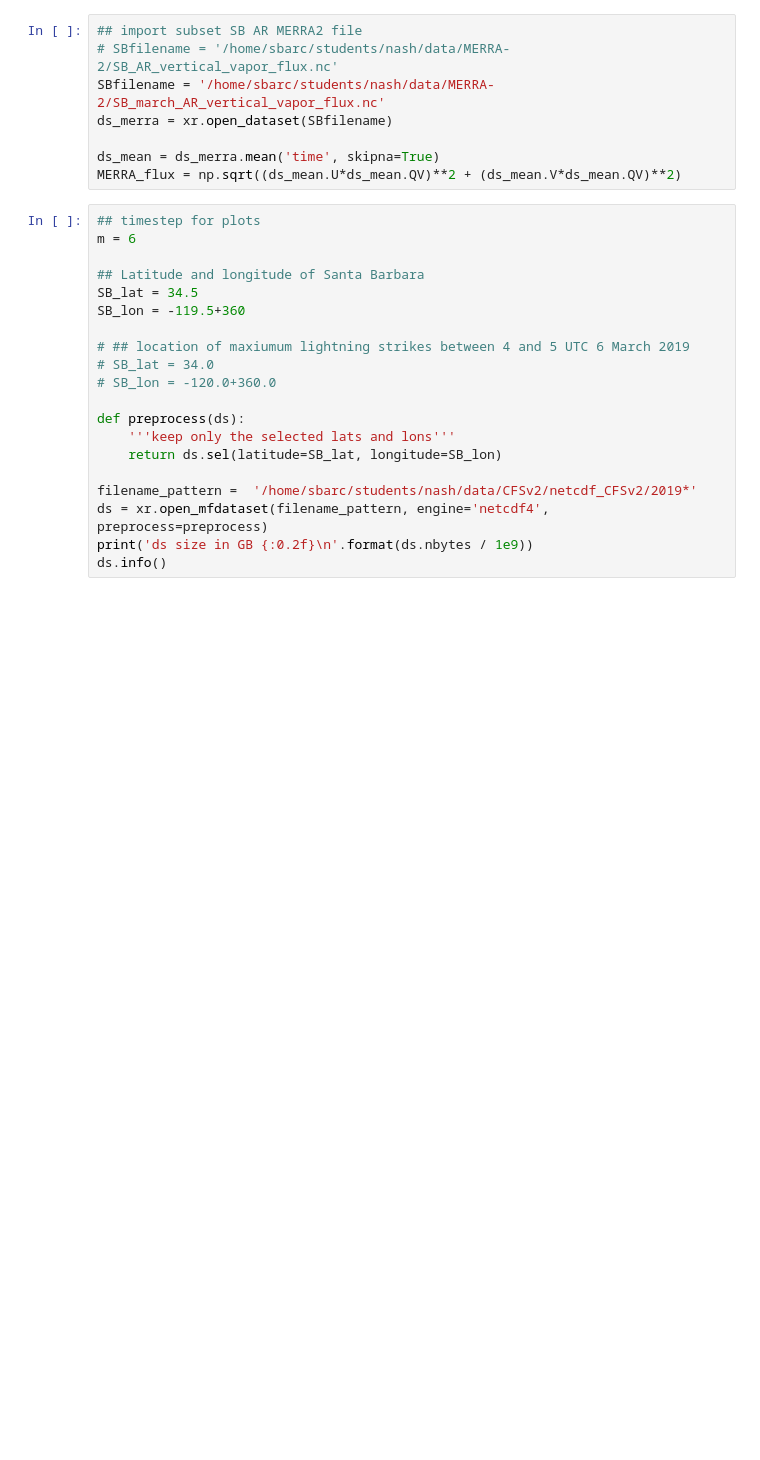
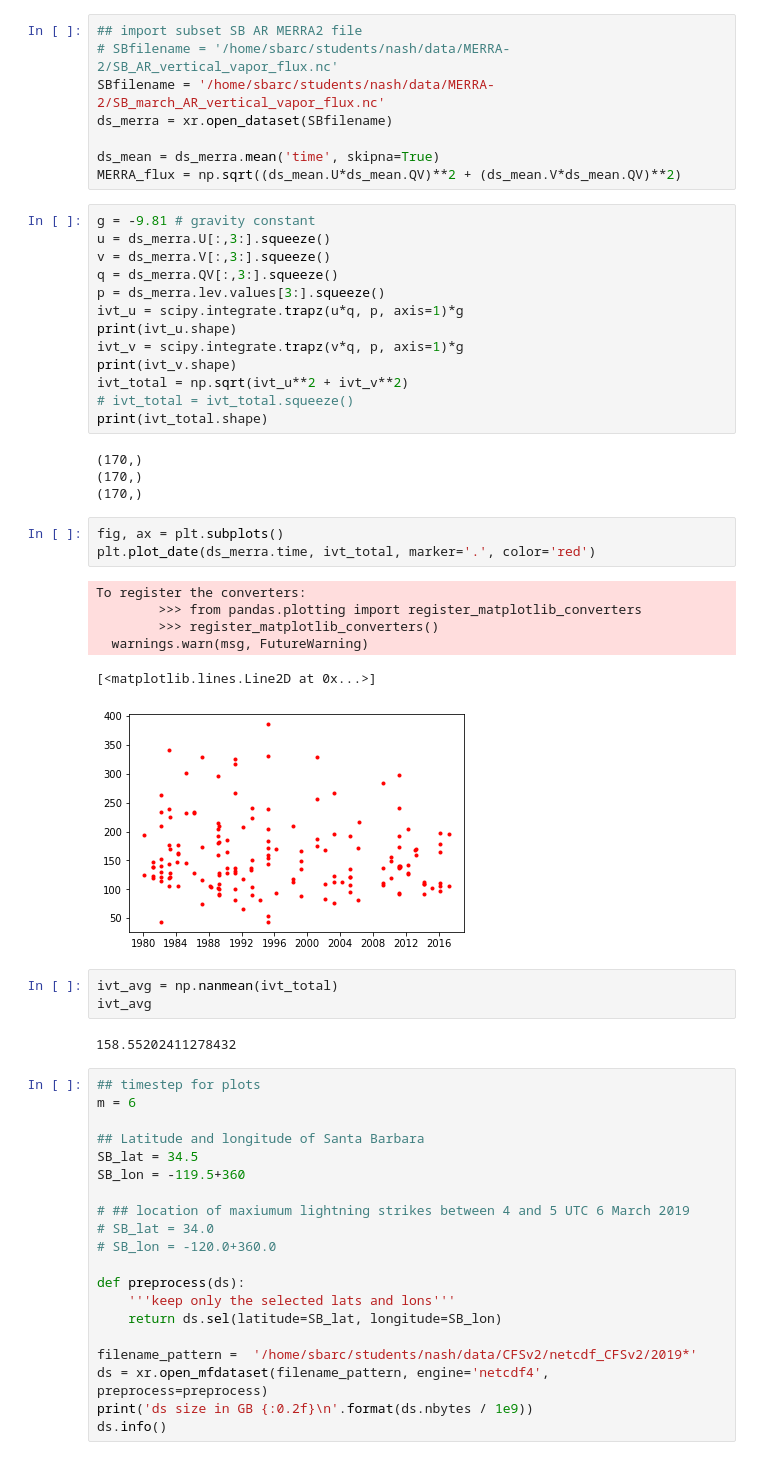
Before and after one commit to dlnash/arthunderstorm2019, a Jupyter notebook: fig3.ipynb, the cells around one changed output. Cells and saved outputs as stored; diff of their text form; blank space fills up the shorter version.

```diff
--- a/fig3.ipynb
+++ b/fig3.ipynb
@@ -34,6 +34,38 @@ ds_merra = xr.open_dataset(SBfilename)
 
 ds_mean = ds_merra.mean('time', skipna=True)
 MERRA_flux = np.sqrt((ds_mean.U*ds_mean.QV)**2 + (ds_mean.V*ds_mean.QV)**2)
+# %%
+g = -9.81 # gravity constant
+u = ds_merra.U[:,3:].squeeze()
+v = ds_merra.V[:,3:].squeeze()
+q = ds_merra.QV[:,3:].squeeze()
+p = ds_merra.lev.values[3:].squeeze()
+ivt_u = scipy.integrate.trapz(u*q, p, axis=1)*g
+print(ivt_u.shape)
+ivt_v = scipy.integrate.trapz(v*q, p, axis=1)*g
+print(ivt_v.shape)
+ivt_total = np.sqrt(ivt_u**2 + ivt_v**2)
+# ivt_total = ivt_total.squeeze()
+print(ivt_total.shape)
+# %% [output]
+(170,)
+(170,)
+(170,)
+# %%
+fig, ax = plt.subplots()
+plt.plot_date(ds_merra.time, ivt_total, marker='.', color='red')
+# %% [output]
+To register the converters:
+        >>> from pandas.plotting import register_matplotlib_converters
+        >>> register_matplotlib_converters()
+  warnings.warn(msg, FutureWarning)
+[<matplotlib.lines.Line2D at 0x...>]
+[figure, added]
+# %%
+ivt_avg = np.nanmean(ivt_total)
+ivt_avg
+# %% [output]
+158.55202411278432
 # %%
 ## timestep for plots
 m = 6
```
Also changed, not shown: parts of 1 cell of this notebook, 50 other files.
